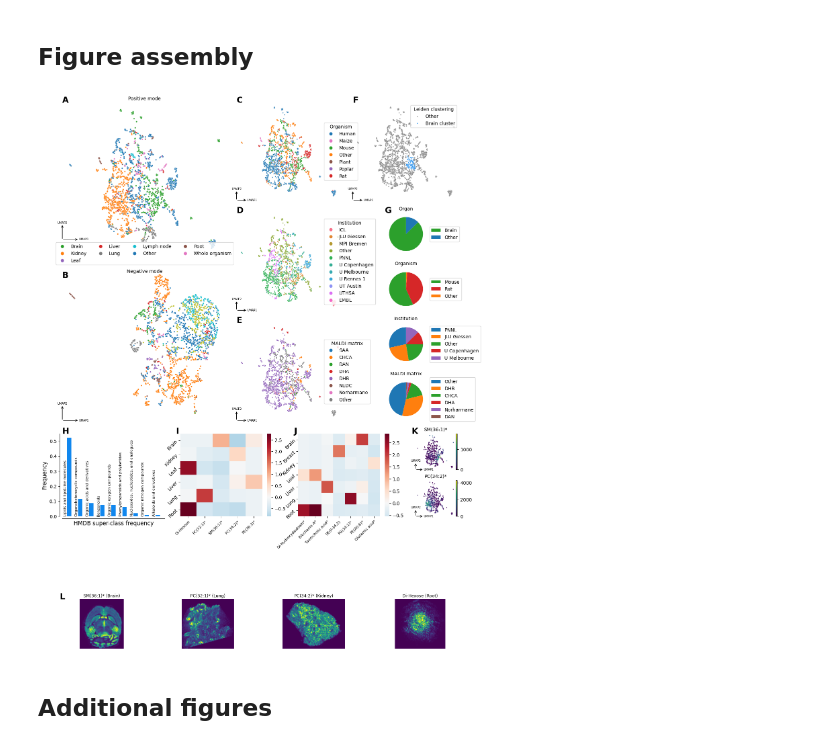
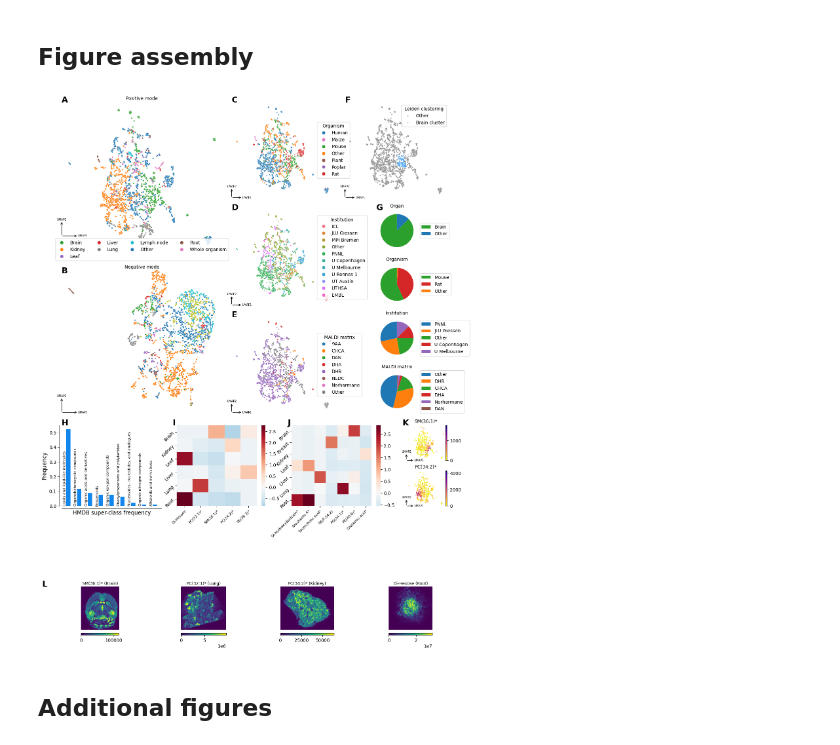
Before and after one commit to tdrose/metaspace_analysis, a Jupyter notebook: CaseStudy1_DatasetSimilarities.ipynb, the cells around one changed output. Saved outputs shown, nothing was run; the diff lists cells and outputs as text; code cells hidden in the pictures.

```diff
--- a/CaseStudy1_DatasetSimilarities.ipynb
+++ b/CaseStudy1_DatasetSimilarities.ipynb
@@ -533,39 +530,42 @@ ax_marker2.set_ylabel('')
 ax_marker2.set_xlabel('')
 ax_ann(middlefig, ax_marker2, letter='J', size=BIGGER_SIZE, weight='bold', xoffset=-.01)
 
-ax_umap5 = sc.pl.umap(adata_mol_pos, color=pos_marker['Brain'], ax=ax_umap5, show=False, size=5)
+ax_umap5 = sc.pl.umap(adata_mol_pos, color=pos_marker['Brain'], ax=ax_umap5, show=False, size=5, color_map="plasma_r")
 ax_umap5.axis('off')
 ax_umap5.set_title(mapping_dict[pos_marker['Brain']])
 draw_umapaxis(ax_umap5, length_mul=.2)
 ax_ann(middlefig, ax_umap5, letter='K', size=BIGGER_SIZE, weight='bold', xoffset=-.01)
 
-ax_umap6 = sc.pl.umap(adata_mol_pos, color=pos_marker['Kidney'], ax=ax_umap6, show=False, size=5)
+ax_umap6 = sc.pl.umap(adata_mol_pos, color=pos_marker['Kidney'], ax=ax_umap6, show=False, size=5, color_map="plasma_r")
 ax_umap6.axis('off')
 ax_umap6.set_title(mapping_dict[pos_marker['Kidney']])
 draw_umapaxis(ax_umap6, length_mul=.2)
 
 axs = bottomfig.subplots(ncols=len(selected_visualizations))
 bottomfig.subplots_adjust(left=.0, right=1.)
 
 biggest_ysize = max([x[4].shape[0] for x in selected_visualizations])
 title_height = biggest_ysize + 20
 
 for i in range(len(selected_visualizations)):
     image = selected_visualizations[i][4]
-    axs[i].imshow(image)
+    im = axs[i].imshow(image)
+    axs[i].axis('off')
+
+    image_colorbar(axs[i], bottomfig, im, size="5%", pad=0.1, shrink=0.6, location='bottom')
 
     title_x_position = (axs[i].get_position().x1 - axs[i].get_position().x0)/2 + axs[i].get_position().x0
 
-    axs[i].axis('off')
+
 
     bottomfig.text(title_x_position, 1.02, '{} ({})'.format(mapping_dict[selected_visualizations[i][2]], selected_visualizations[i][0]), fontsize=9, horizontalalignment='center')
 
 ax_ann(bottomfig, axs[0], letter='L', size=BIGGER_SIZE, weight='bold', xoffset=-.05)
 
 
 plt.savefig('plots/casestudy1_1.pdf', bbox_inches='tight')
 # %% [output]
-[figure, old version]
+[figure, new version]
 # %%
 pos_umap = adata_mol_pos.obs.reset_index().join(
     pd.DataFrame(adata_mol_pos.obsm['X_umap']).rename(columns={0: 'x', 1: 'y'})).rename(columns={'top_Organism_Part': 'Organ',})
```
Also changed, not shown: parts of 4 cells of this notebook, 3 other files.
